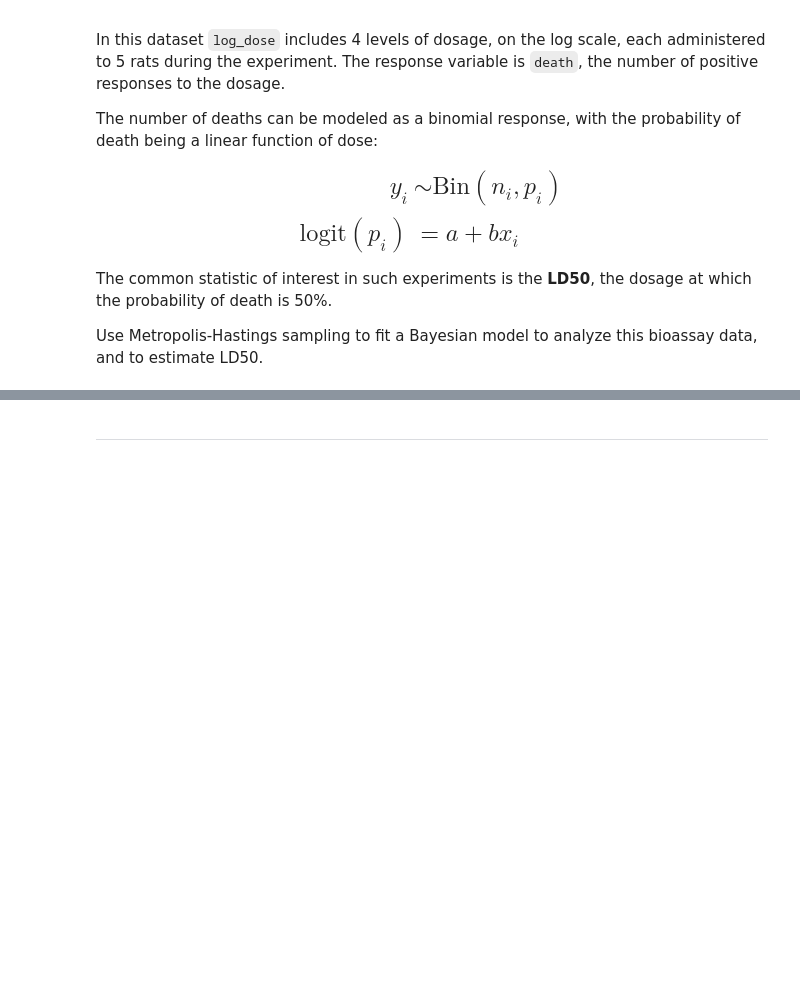
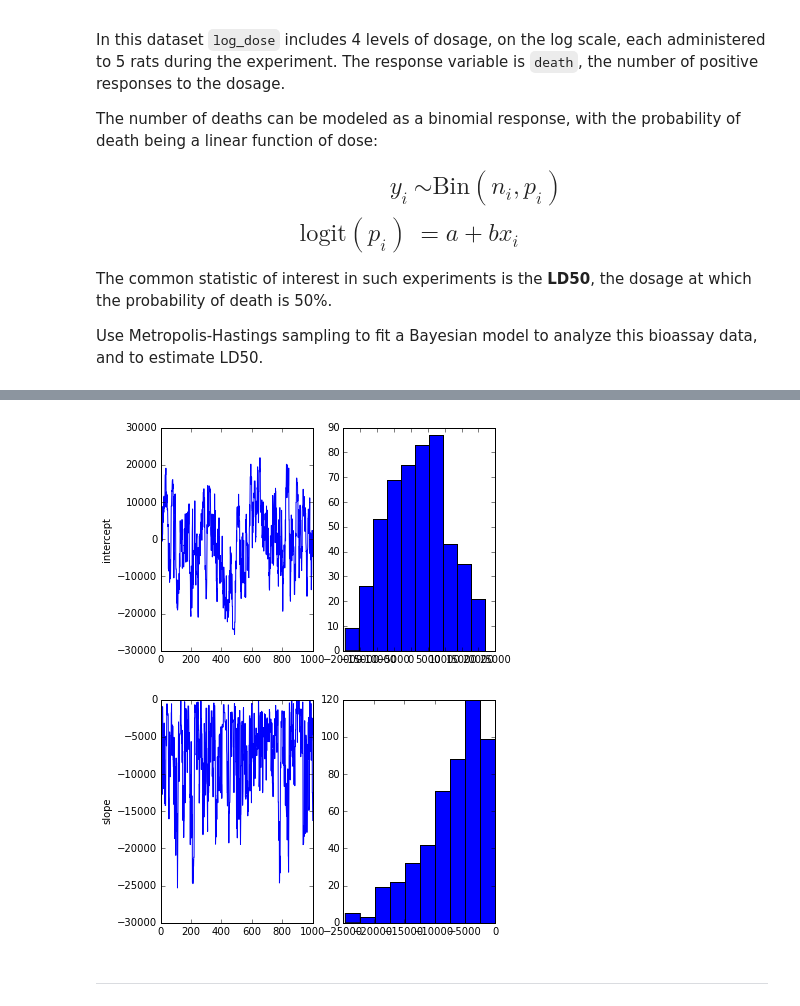
Before and after one commit to fonnesbeck/scipy2014_tutorial, a Jupyter notebook: 2_Markov-Chain-Monte-Carlo.ipynb, the cells around one changed output, grey strips where cells are left out. Cells and saved outputs as stored; diff of their text form; code cells hidden in the pictures; blank space fills up the shorter version.

```diff
--- a/2_Markov-Chain-Monte-Carlo.ipynb
+++ b/2_Markov-Chain-Monte-Carlo.ipynb
@@ -759,0 +761,2 @@ deaths = [0, 1, 3, 5]
+# %%
+trace_tuned, acc = metropolis_tuned(n_iter, (1,0), prop_var=1, tune_for=9000)
@@ -760,3 +774,12 @@ deaths = [0, 1, 3, 5]
+# %%
+for param, samples in zip(['intercept', 'slope'], trace_tuned.T):
+    fig, axes = plt.subplots(1, 2)
+    axes[0].plot(samples)
+    axes[0].set_ylabel(param)
+    axes[1].hist(samples[len(samples)/2:])
+# %% [output]
+[figure, added]
+[figure, added]
 # %% [markdown]
 ---
 # %%
```
Also changed, not shown: parts of 19 cells of this notebook, 5 other files.
